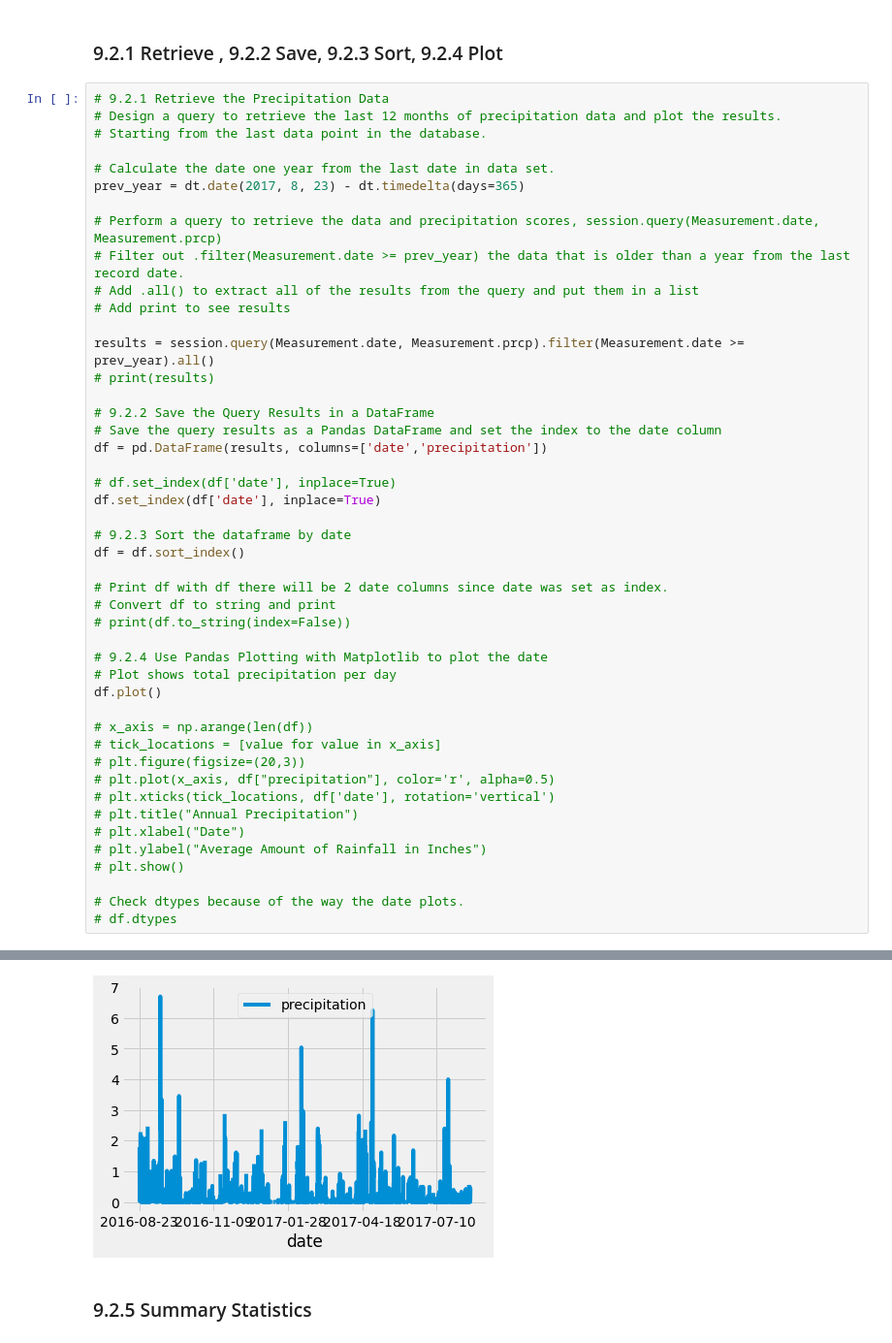
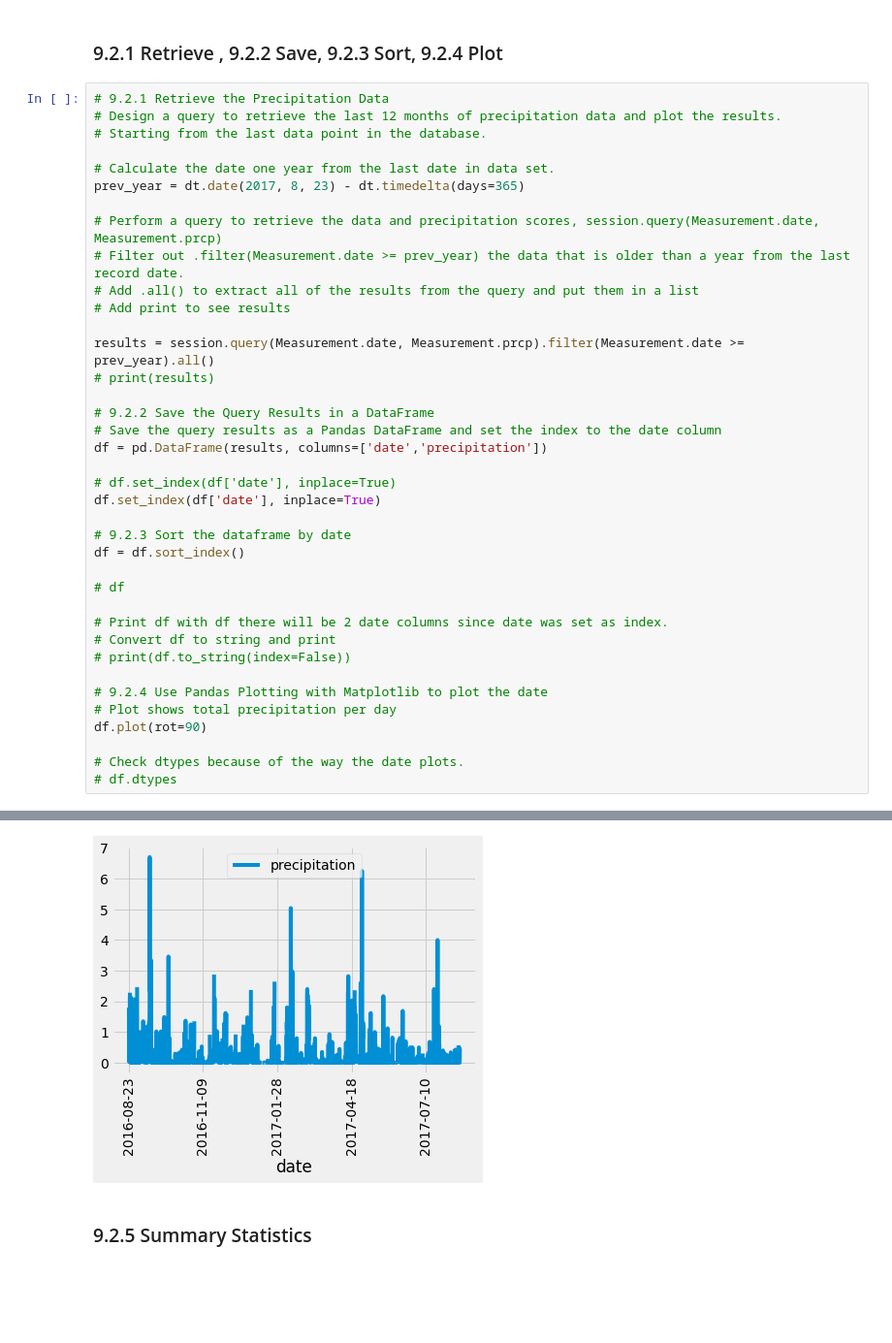
Before and after one commit to rkaysen63/surfs_up, a Jupyter notebook: climate_analysis.ipynb, the cells around one changed output, grey strips where cells are left out. Shown: that part at 97% size. Drawn from its saved outputs; the diff is of its cells as text; blank space fills up the shorter version.

```diff
--- a/climate_analysis.ipynb
+++ b/climate_analysis.ipynb
@@ -51,45 +53,37 @@ prev_year = dt.date(2017, 8, 23) - dt.timedelta(days=365)
 
 # Perform a query to retrieve the data and precipitation scores, session.query(Measurement.date, Measurement.prcp)
 # Filter out .filter(Measurement.date >= prev_year) the data that is older than a year from the last record date.
 # Add .all() to extract all of the results from the query and put them in a list
 # Add print to see results
 
 results = session.query(Measurement.date, Measurement.prcp).filter(Measurement.date >= prev_year).all()
 # print(results)
 
 # 9.2.2 Save the Query Results in a DataFrame
 # Save the query results as a Pandas DataFrame and set the index to the date column
 df = pd.DataFrame(results, columns=['date','precipitation'])
 
 # df.set_index(df['date'], inplace=True)
 df.set_index(df['date'], inplace=True)
 
 # 9.2.3 Sort the dataframe by date
 df = df.sort_index()
 
+# df
+
 # Print df with df there will be 2 date columns since date was set as index.
 # Convert df to string and print
 # print(df.to_string(index=False))
 
 # 9.2.4 Use Pandas Plotting with Matplotlib to plot the date
 # Plot shows total precipitation per day
-df.plot()
-
-# x_axis = np.arange(len(df))
-# tick_locations = [value for value in x_axis]
-# plt.figure(figsize=(20,3))
-# plt.plot(x_axis, df["precipitation"], color='r', alpha=0.5)
-# plt.xticks(tick_locations, df['date'], rotation='vertical')
-# plt.title("Annual Precipitation")
-# plt.xlabel("Date")
-# plt.ylabel("Average Amount of Rainfall in Inches")
-# plt.show()
+df.plot(rot=90)
 
 # Check dtypes because of the way the date plots.
 # df.dtypes
 # %% [output]
 <AxesSubplot:xlabel='date'>
-[figure, old version]
+[figure, new version]
 # %% [markdown]
 ### 9.2.5 Summary Statistics
 # %%
```
Also changed, not shown: parts of 4 cells of this notebook, 1 other file.
